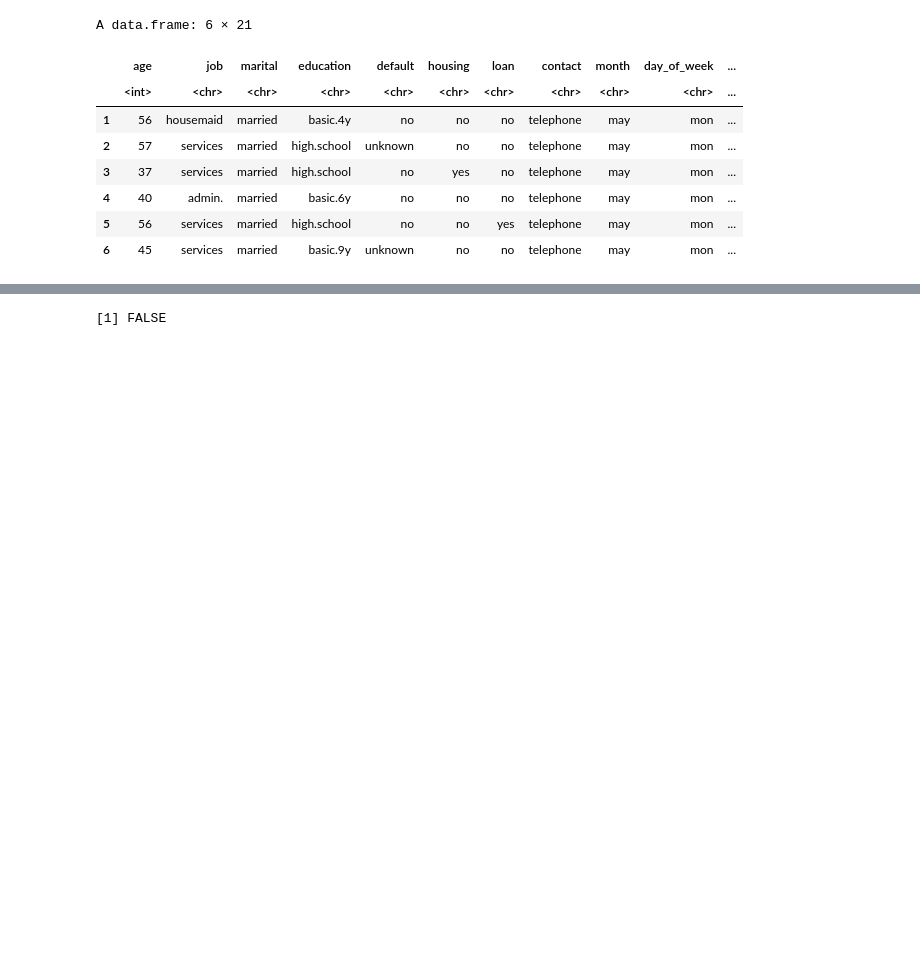
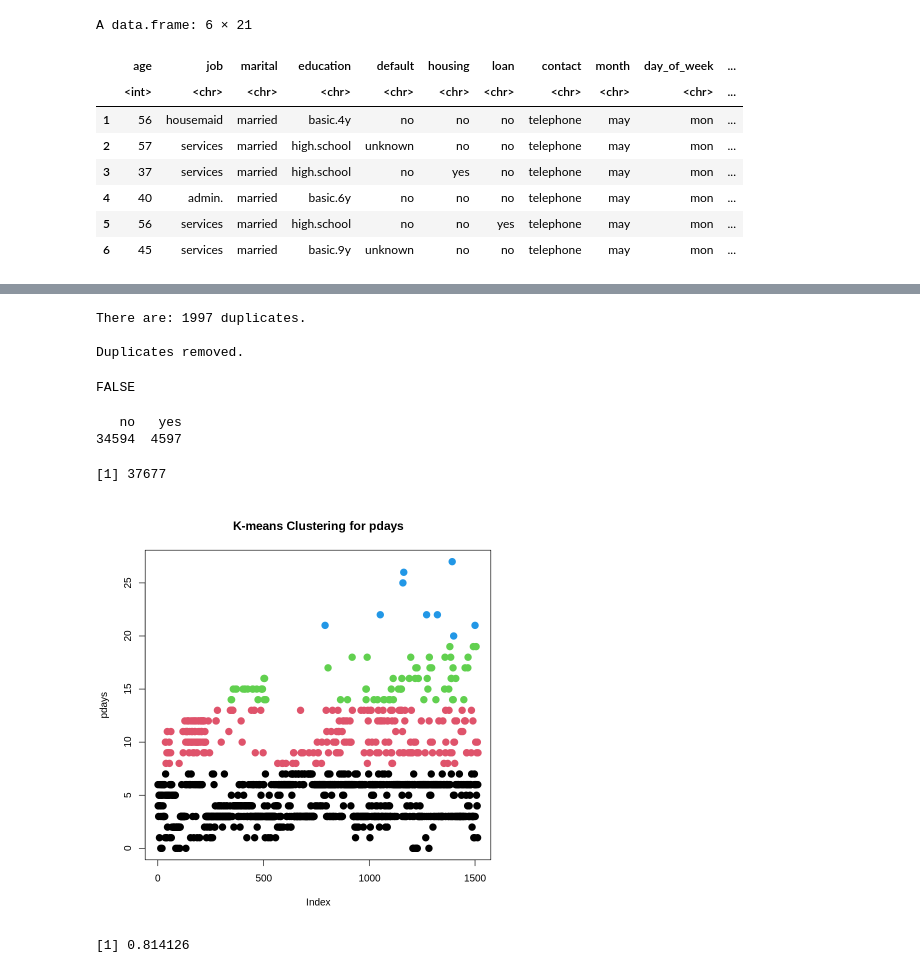
Before and after one commit to michp15/statistical_learning_class, a Jupyter notebook: stat_learn_classif_proj.ipynb, the cells around one changed output, grey strips where cells are left out. Saved outputs shown, nothing was run; the diff lists cells and outputs as text; code cells hidden in the pictures; blank space fills up the shorter version.

```diff
--- a/stat_learn_classif_proj.ipynb
+++ b/stat_learn_classif_proj.ipynb
@@ -35,0 +104,10 @@ if (any(duplicated(df))){
+# %%
+# View distributions of categorical data.
+
+for (col in colnames(df)){
+  if (!is.numeric(df[, col])){
+    print(col)
+    print(table(df[, col]))
+    cat('\n\n')
+  }
+}
@@ -36,6 +148,62 @@ if (any(duplicated(df))){
+# %%
+# Function that checks for and removes duplicates.
+
+check_remove_duplicates <- function(df) {
+  duplicates <- duplicated(df)
+
+  if (any(duplicates)){
+    cat('There are:', sum(duplicates), 'duplicates.')
+    df <- df[!duplicates,]
+    cat('\n\nDuplicates removed.')
+  }
+
+  return (df)
+}
+# %%
+# Remove duplicates.
+
+df <- check_remove_duplicates(df)
+# %% [output]
+There are: 1997 duplicates.
+
+Duplicates removed.
 # %%
-# check for null values
+# Check for null values.
 
-print(any(is.na(df)))
+cat(any(is.na(df)))
 # %% [output]
-[1] FALSE
+FALSE
+# %%
+# Check dependent variable distribution.
+
+table(df$y)
+# %% [output]
+   no   yes
+34594  4597
+# %%
+# The number of rows that have 'pdays' equal to 999.
+
+sum(df$pdays == 999)
+# %% [output]
+[1] 37677
+# %%
+# Cluster 'pdays' in meaningful categories to resolve the '999' problem
+
+set.seed(123)
+kmeans_result <- kmeans(df[df$pdays != 999, 'pdays'], centers = 4, algorithm='Hartigan-Wong')
+plot(df[df$pdays != 999, 'pdays'],
+     col = kmeans_result$cluster,
+     pch = 19,
+     main = "K-means Clustering for pdays",
+     xlab = "Index",
+     ylab = "pdays",
+     col.axis = "black",
+     cex = 1.5)
+# %% [output]
+[figure, added]
+# %%
+# Check cluster separation.
+
+kmeans_result$betweenss / kmeans_result$totss # -> well separated clusters
+# %% [output]
+[1] 0.814126
```
Also changed, not shown: parts of 44 cells of this notebook.
